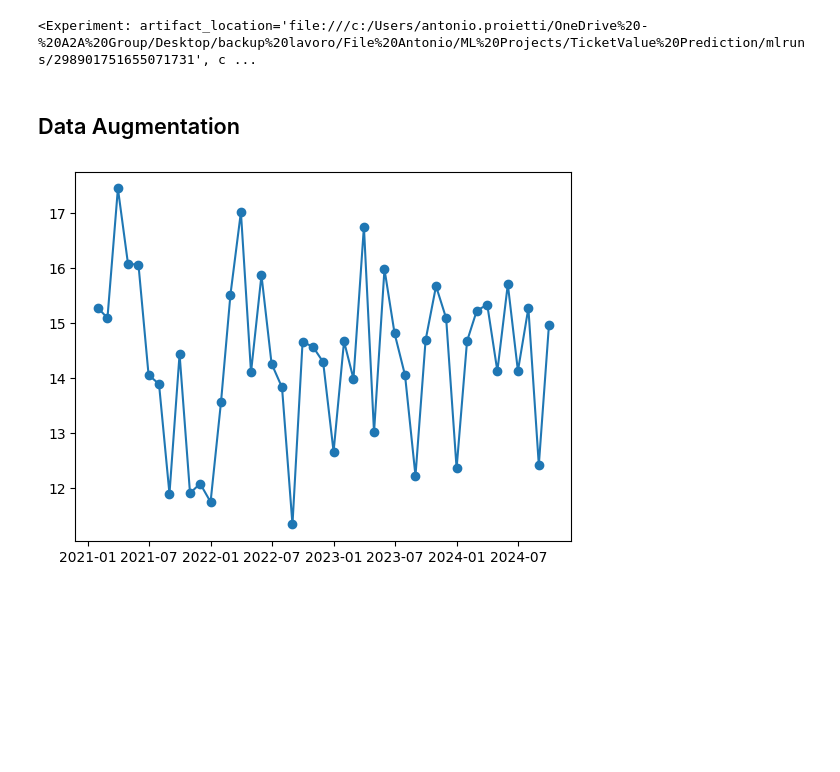
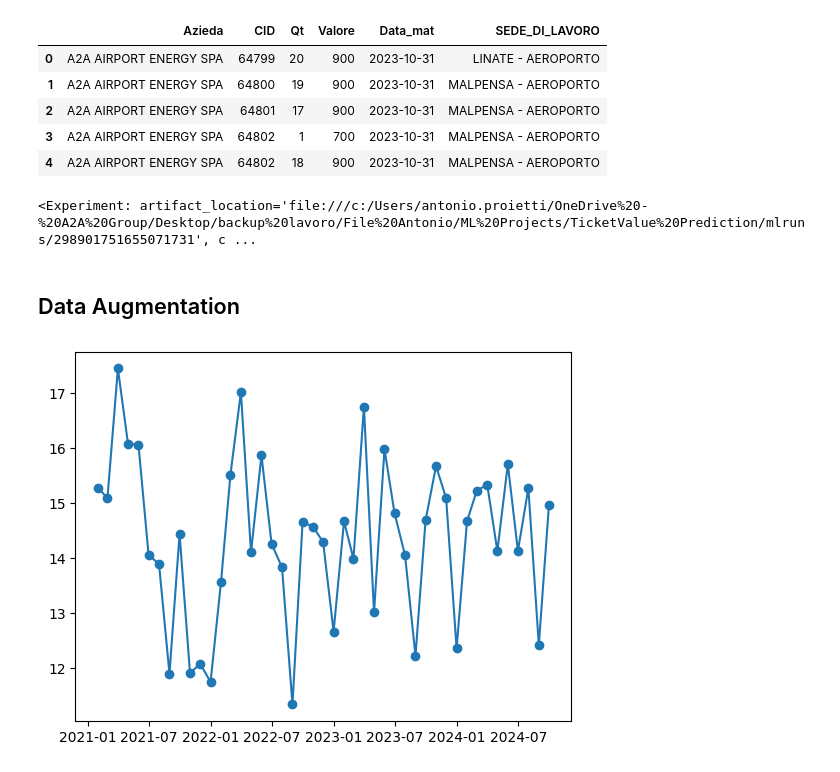
Before and after one commit to Nava-s/TicketForecast, a Jupyter notebook: TicketValue_XGBOOST - ver4.ipynb, the cells around one changed output. Saved outputs shown, nothing was run; the diff lists cells and outputs as text; code cells hidden in the pictures; blank space fills up the shorter version.

```diff
--- a/TicketValue_XGBOOST - ver4.ipynb
+++ b/TicketValue_XGBOOST - ver4.ipynb
@@ -10,6 +10,15 @@ np.random.seed(42)
 df = pd.read_csv('ordini_cleaned.csv',delimiter = ';')
 df['Data_mat'] = pd.to_datetime(df['Data_mat'])
 df = df.drop(['Data_ricarica','C_CLI','Nominativo'],axis = 1)
+# %%
+df.head()
+# %% [output]
+|  | Azieda | CID | Qt | Valore | Data_mat | SEDE_DI_LAVORO |
+| 0 | A2A AIRPORT ENERGY SPA | 64799 | 20 | 900 | 2023-10-31 | LINATE - AEROPORTO |
+| 1 | A2A AIRPORT ENERGY SPA | 64800 | 19 | 900 | 2023-10-31 | MALPENSA - AEROPORTO |
+| 2 | A2A AIRPORT ENERGY SPA | 64801 | 17 | 900 | 2023-10-31 | MALPENSA - AEROPORTO |
+| 3 | A2A AIRPORT ENERGY SPA | 64802 | 1 | 700 | 2023-10-31 | MALPENSA - AEROPORTO |
+| 4 | A2A AIRPORT ENERGY SPA | 64802 | 18 | 900 | 2023-10-31 | MALPENSA - AEROPORTO |
 # %%
 # MLflow Setup
 import mlflow
```
Also changed, not shown: parts of 20 cells of this notebook, 1 other file.
